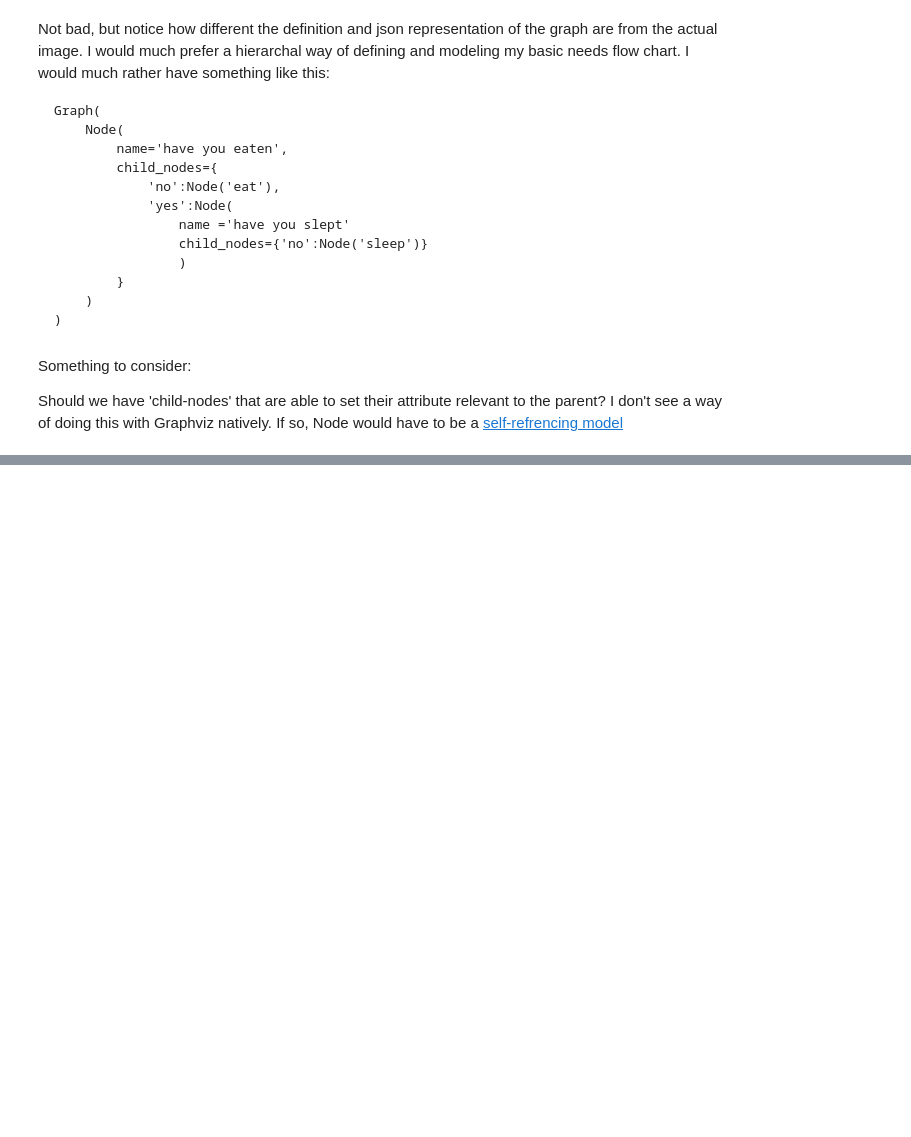
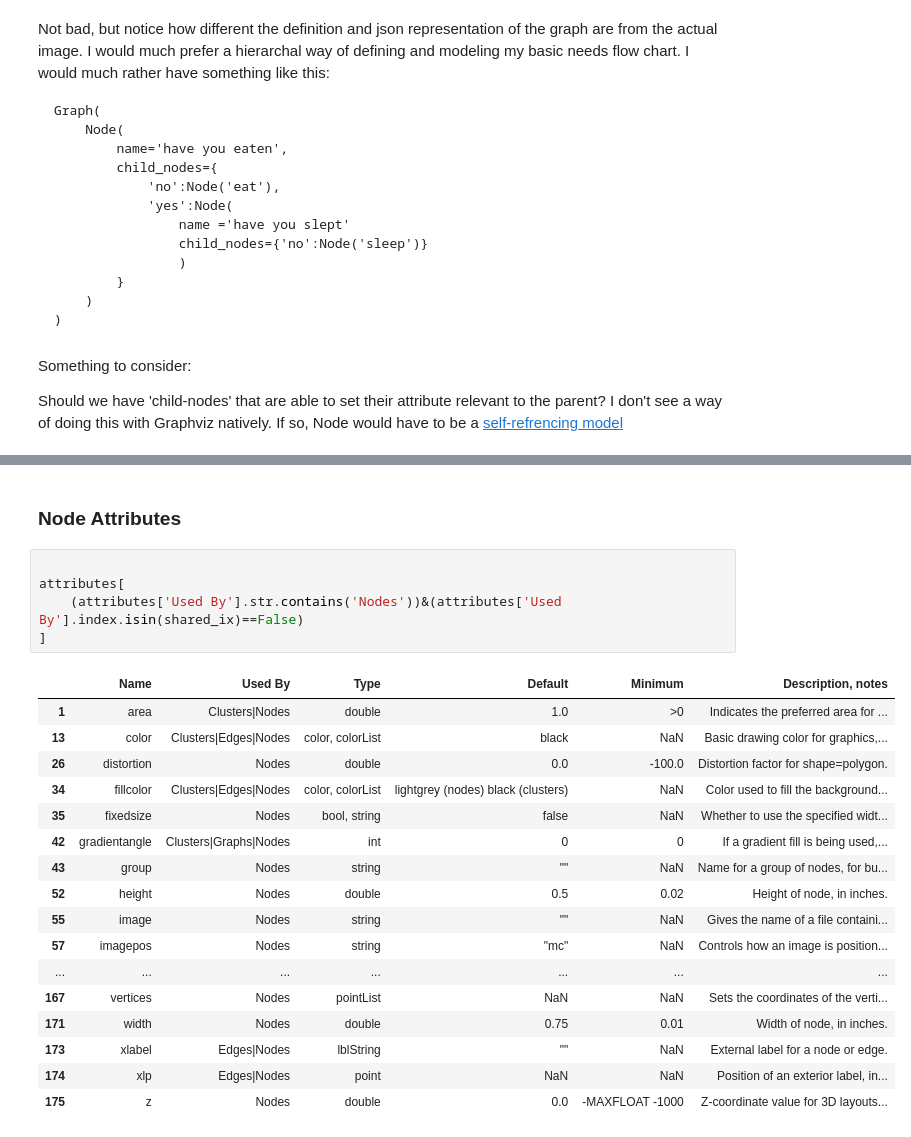
Before and after one commit to schlinkertc/humble-chuck, a Jupyter notebook: nbs/projects/Flow Chart Creator.ipynb, the cells around one changed output, grey strips where cells are left out. Cells and saved outputs as stored; diff of their text form; blank space fills up the shorter version.

```diff
--- a/nbs/projects/Flow Chart Creator.ipynb
+++ b/nbs/projects/Flow Chart Creator.ipynb
@@ -164,0 +557,25 @@ Should we have 'child-nodes' that are able to set their attribute relevant to th
+# %% [markdown]
+### Node Attributes
+# %%
+
+attributes[
+    (attributes['Used By'].str.contains('Nodes'))&(attributes['Used By'].index.isin(shared_ix)==False)
+]
+# %% [output]
+|  | Name | Used By | Type | Default | Minimum | Description, notes |
+| 1 | area | Clusters|Nodes | double | 1.0 | >0 | Indicates the preferred area for ... |
+| 13 | color | Clusters|Edges|Nodes | color, colorList | black | NaN | Basic drawing color for graphics,... |
+| 26 | distortion | Nodes | double | 0.0 | -100.0 | Distortion factor for shape=polygon. |
+| 34 | fillcolor | Clusters|Edges|Nodes | color, colorList | lightgrey (nodes) black (clusters) | NaN | Color used to fill the background... |
+| 35 | fixedsize | Nodes | bool, string | false | NaN | Whether to use the specified widt... |
+| 42 | gradientangle | Clusters|Graphs|Nodes | int | 0 | 0 | If a gradient fill is being used,... |
+| 43 | group | Nodes | string | "" | NaN | Name for a group of nodes, for bu... |
+| 52 | height | Nodes | double | 0.5 | 0.02 | Height of node, in inches. |
+| 55 | image | Nodes | string | "" | NaN | Gives the name of a file containi... |
+| 57 | imagepos | Nodes | string | "mc" | NaN | Controls how an image is position... |
+| ... | ... | ... | ... | ... | ... | ... |
+| 167 | vertices | Nodes | pointList | NaN | NaN | Sets the coordinates of the verti... |
+| 171 | width | Nodes | double | 0.75 | 0.01 | Width of node, in inches. |
+| 173 | xlabel | Edges|Nodes | lblString | "" | NaN | External label for a node or edge. |
+| 174 | xlp | Edges|Nodes | point | NaN | NaN | Position of an exterior label, in... |
+| 175 | z | Nodes | double | 0.0 | -MAXFLOAT -1000 | Z-coordinate value for 3D layouts... |
```
Also changed, not shown: parts of 29 cells of this notebook, 5 other files.
